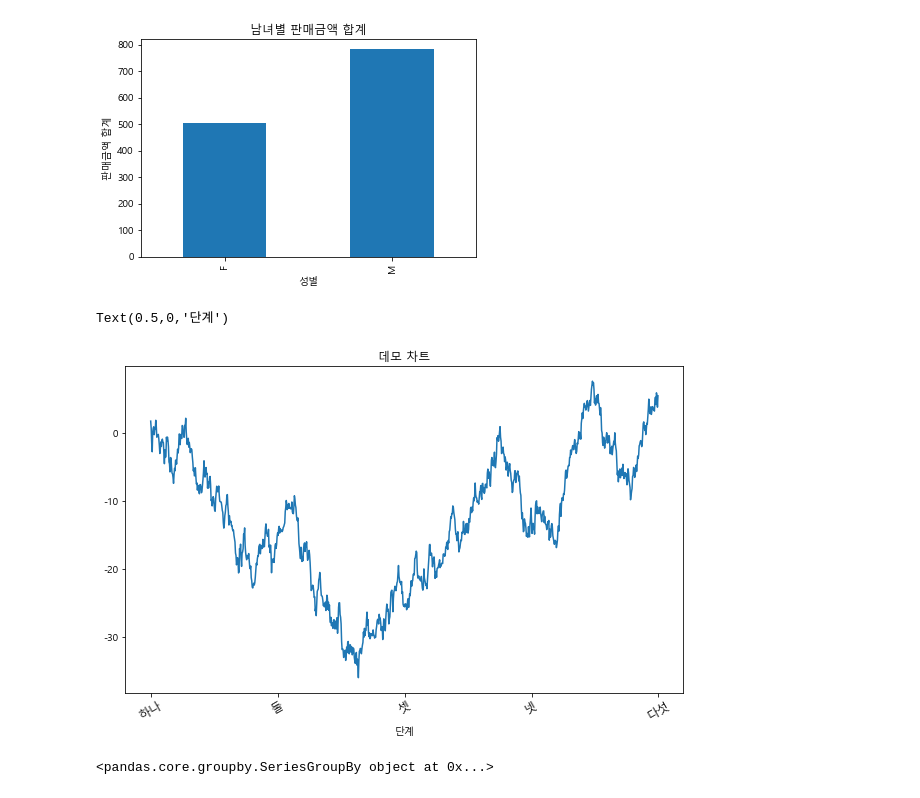
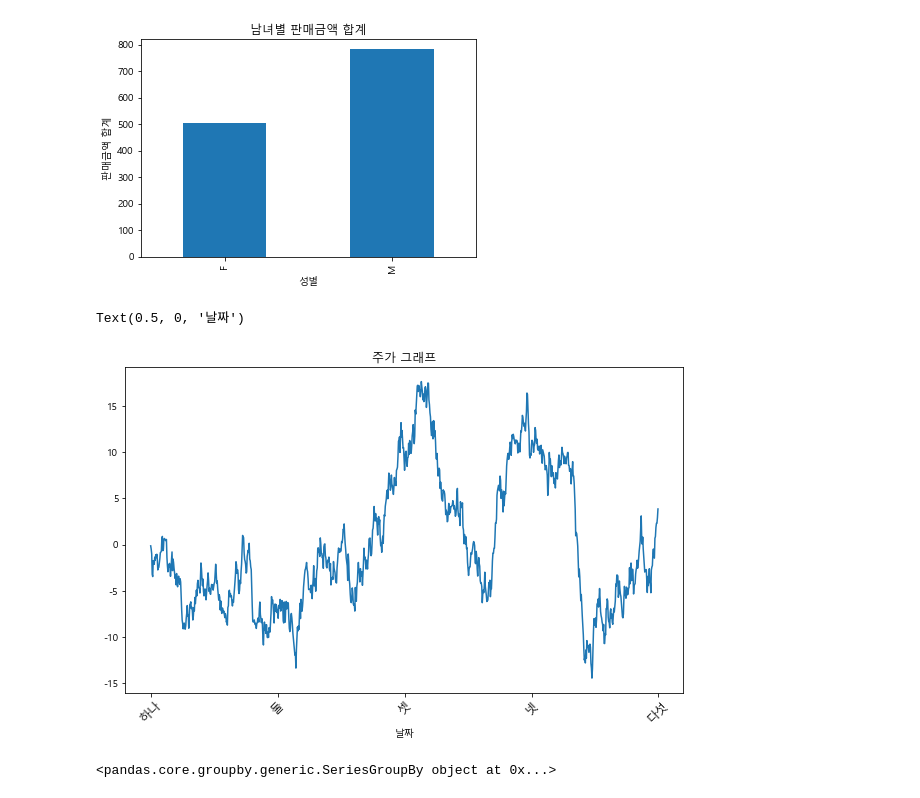
Before and after one commit to papasmf1/python220720, a Jupyter notebook: DemoMatplotlib.ipynb, the cells around one changed output. Cells and saved outputs as stored; diff of their text form; code cells hidden in the pictures.

```diff
--- a/DemoMatplotlib.ipynb
+++ b/DemoMatplotlib.ipynb
@@ -142,35 +153,36 @@ var.plot(kind='bar')
 [figure]
 # %%
 #눈금과 눈금간격, 범례를 지정하기
+#import numpy as np
 %matplotlib inline
 
 fig = plt.figure(figsize=(10,6))
 
 ax = fig.add_subplot(1, 1, 1)
 
-ax.plot(randn(1000).cumsum())
+ax.plot(np.random.randn(1000).cumsum())
 
 ticks = ax.set_xticks([0, 250, 500, 750, 1000])
 
-labels = ax.set_xticklabels(['하나', '둘', '셋', '넷', '다섯'], rotation=30, fontsize='large')
+labels = ax.set_xticklabels(['하나', '둘', '셋', '넷', '다섯'], rotation=45, fontsize='large')
 
-ax.set_title('데모 차트')
+ax.set_title('주가 그래프')
 
-ax.set_xlabel('단계')
+ax.set_xlabel('날짜')
 # %% [output]
-Text(0.5,0,'단계')
+Text(0.5, 0, '날짜')
-[figure, old version]
+[figure, new version]
 # %%
 #groupby()메서드 사용
 from pandas import Series, DataFrame
 
-df = DataFrame({'key1':['a','a','b','b','a'], 'key2':['one','two','one','two','one'], 'data1':np.random.randn(5), 'data2':np.random.randn(5)})
-
-df
-
-grouped = df['data1'].groupby(df['key1'])
-
-grouped
+df = DataFrame({'key1':['a','a','b','b','a'],
+                'key2':['one','two','one','two','one'],
+                'data1':np.random.randn(5),
+                'data2':np.random.randn(5)})
+#print(df)
+grouped = df['data1'].groupby(df['key2'])
+print(grouped)
 # %% [output]
-<pandas.core.groupby.SeriesGroupBy object at 0x...>
+<pandas.core.groupby.generic.SeriesGroupBy object at 0x...>
 # %%
```
Also changed, not shown: parts of 8 cells of this notebook.
